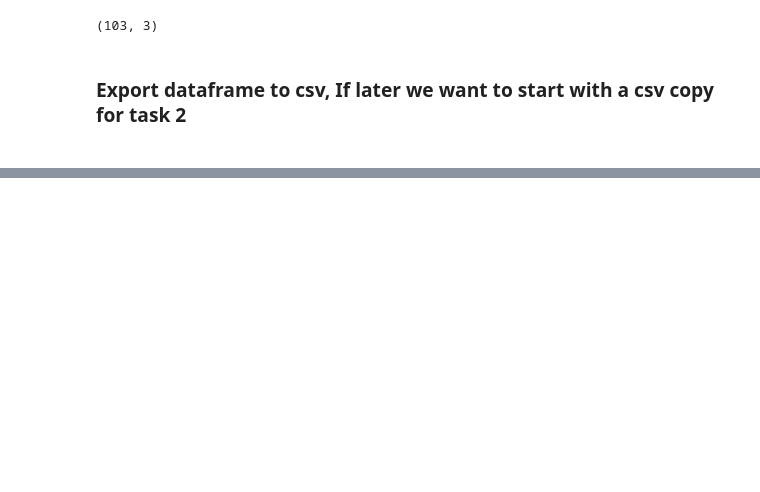
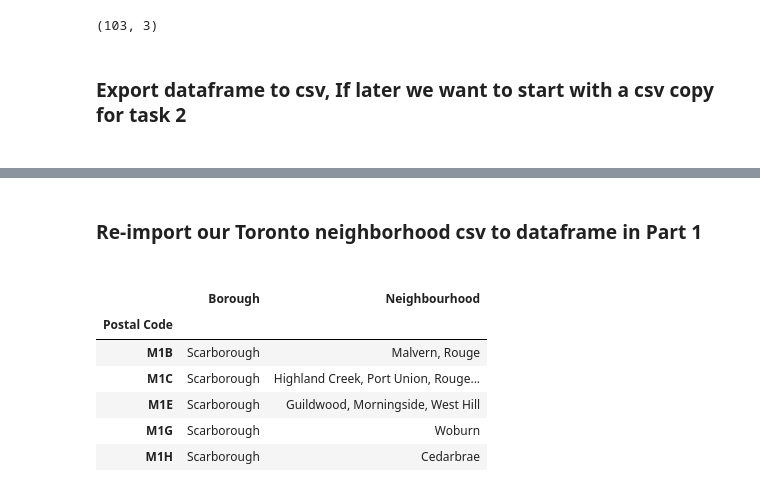
Before and after one commit to joseph-chigo/Segmenting-and-Clustering, a Jupyter notebook: Segmenting and Clustering .ipynb, the cells around one changed output, grey strips where cells are left out. Drawn from its saved outputs; the diff is of its cells as text; code cells hidden in the pictures; blank space fills up the shorter version.

```diff
--- a/Segmenting and Clustering .ipynb
+++ b/Segmenting and Clustering .ipynb
@@ -96,0 +146,15 @@ TorontoPostalCodes.to_csv('Toronto.TASK_1_df.csv',index=False)
+# %% [markdown]
+<h3>Re-import our Toronto neighborhood csv to dataframe in Part 1<h3>
+# %%
+task1_data_csv = "Toronto.TASK_1_df.csv"
+TorontoPostalCodes = pd.read_csv(task1_data_csv).set_index("Postcode")
+TorontoPostalCodes.rename_axis("Postal Code", axis='index', inplace=True)
+TorontoPostalCodes.head()
+# %% [output]
+|  | Borough | Neighbourhood |
+| Postal Code |  |  |
+| M1B | Scarborough | Malvern, Rouge |
+| M1C | Scarborough | Highland Creek, Port Union, Rouge... |
+| M1E | Scarborough | Guildwood, Morningside, West Hill |
+| M1G | Scarborough | Woburn |
+| M1H | Scarborough | Cedarbrae |
```
Also changed, not shown: parts of 25 cells of this notebook.
